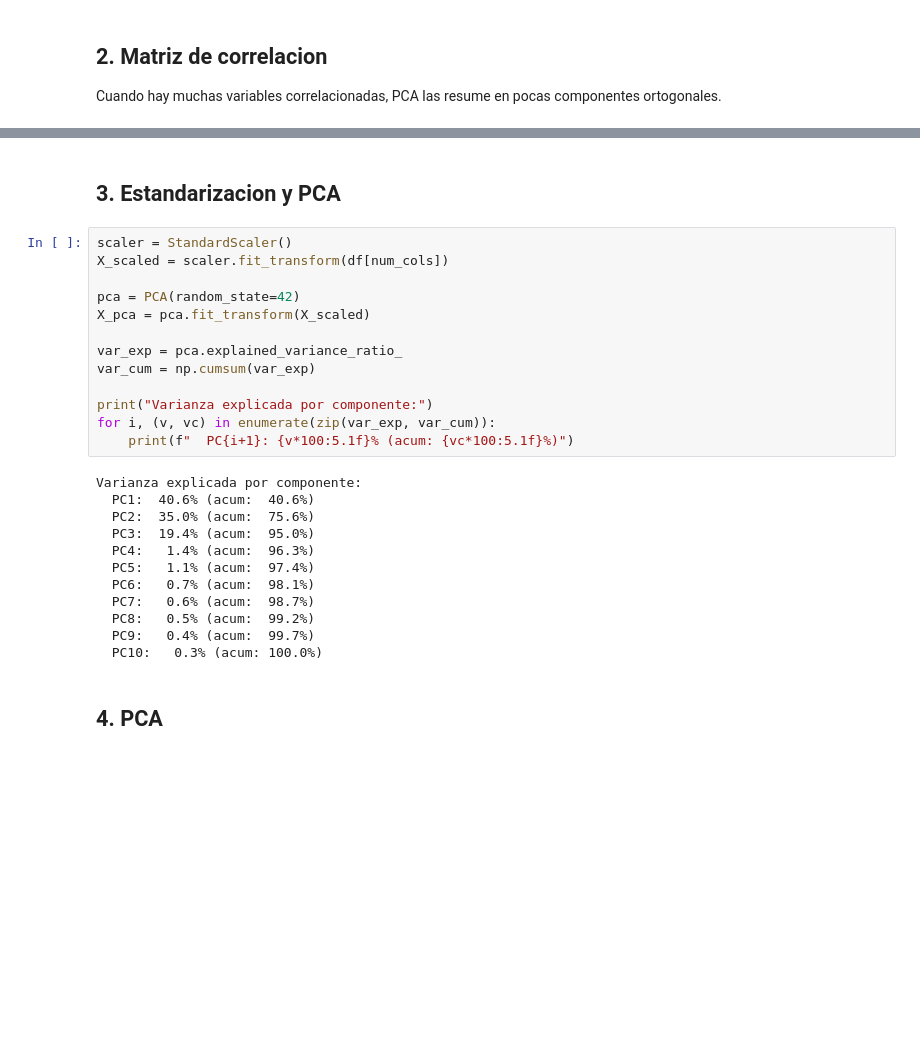
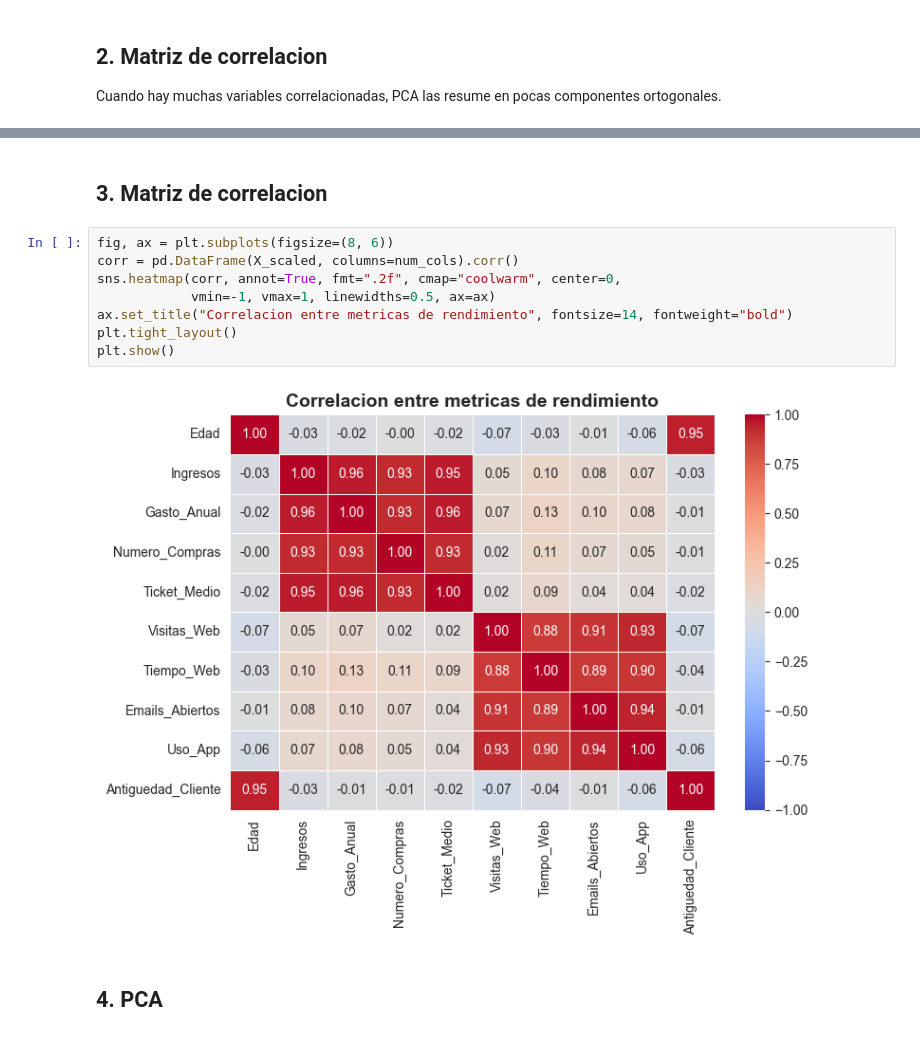
Before and after one commit to BORJAMOME/Data-Analytics-Portfolio, a Jupyter notebook: 03-Machine-Learning/02-no-supervisado/reduccion-dimensionalidad/pca/01-analisis-emails/notebook.ipynb, the cells around one changed output, grey strips where cells are left out. Cells and saved outputs as stored; diff of their text form; blank space fills up the shorter version.

```diff
--- a/03-Machine-Learning/02-no-supervisado/reduccion-dimensionalidad/pca/01-analisis-emails/notebook.ipynb
+++ b/03-Machine-Learning/02-no-supervisado/reduccion-dimensionalidad/pca/01-analisis-emails/notebook.ipynb
@@ -82,30 +62,15 @@ Pares con |r| > 0.6: 13
-# %% [markdown]
-## 3. Estandarizacion y PCA
-# %%
-scaler = StandardScaler()
-X_scaled = scaler.fit_transform(df[num_cols])
-
-pca = PCA(random_state=42)
-X_pca = pca.fit_transform(X_scaled)
-
-var_exp = pca.explained_variance_ratio_
-var_cum = np.cumsum(var_exp)
-
-print("Varianza explicada por componente:")
-for i, (v, vc) in enumerate(zip(var_exp, var_cum)):
-    print(f"  PC{i+1}: {v*100:5.1f}% (acum: {vc*100:5.1f}%)")
-# %% [output]
-Varianza explicada por componente:
-  PC1:  40.6% (acum:  40.6%)
-  PC2:  35.0% (acum:  75.6%)
-  PC3:  19.4% (acum:  95.0%)
-  PC4:   1.4% (acum:  96.3%)
-  PC5:   1.1% (acum:  97.4%)
-  PC6:   0.7% (acum:  98.1%)
-  PC7:   0.6% (acum:  98.7%)
-  PC8:   0.5% (acum:  99.2%)
-  PC9:   0.4% (acum:  99.7%)
-  PC10:   0.3% (acum: 100.0%)
+# %% [markdown]
+## 3. Matriz de correlacion
+# %%
+fig, ax = plt.subplots(figsize=(8, 6))
+corr = pd.DataFrame(X_scaled, columns=num_cols).corr()
+sns.heatmap(corr, annot=True, fmt=".2f", cmap="coolwarm", center=0,
+            vmin=-1, vmax=1, linewidths=0.5, ax=ax)
+ax.set_title("Correlacion entre metricas de rendimiento", fontsize=14, fontweight="bold")
+plt.tight_layout()
+plt.show()
+# %% [output]
+[figure, added]
 # %% [markdown]
 ## 4. PCA
 # %%
```
Also changed, not shown: parts of 11 cells of this notebook, 1 other file.
